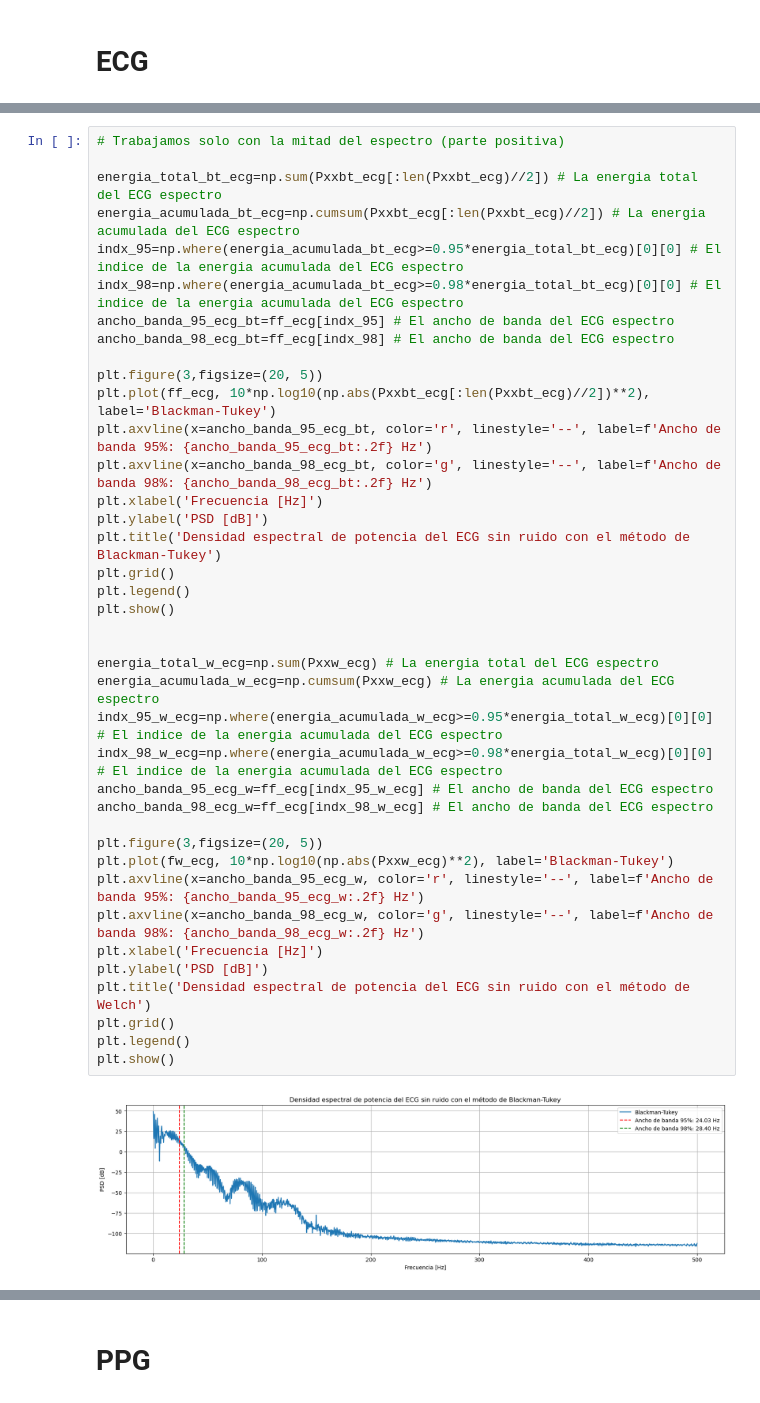
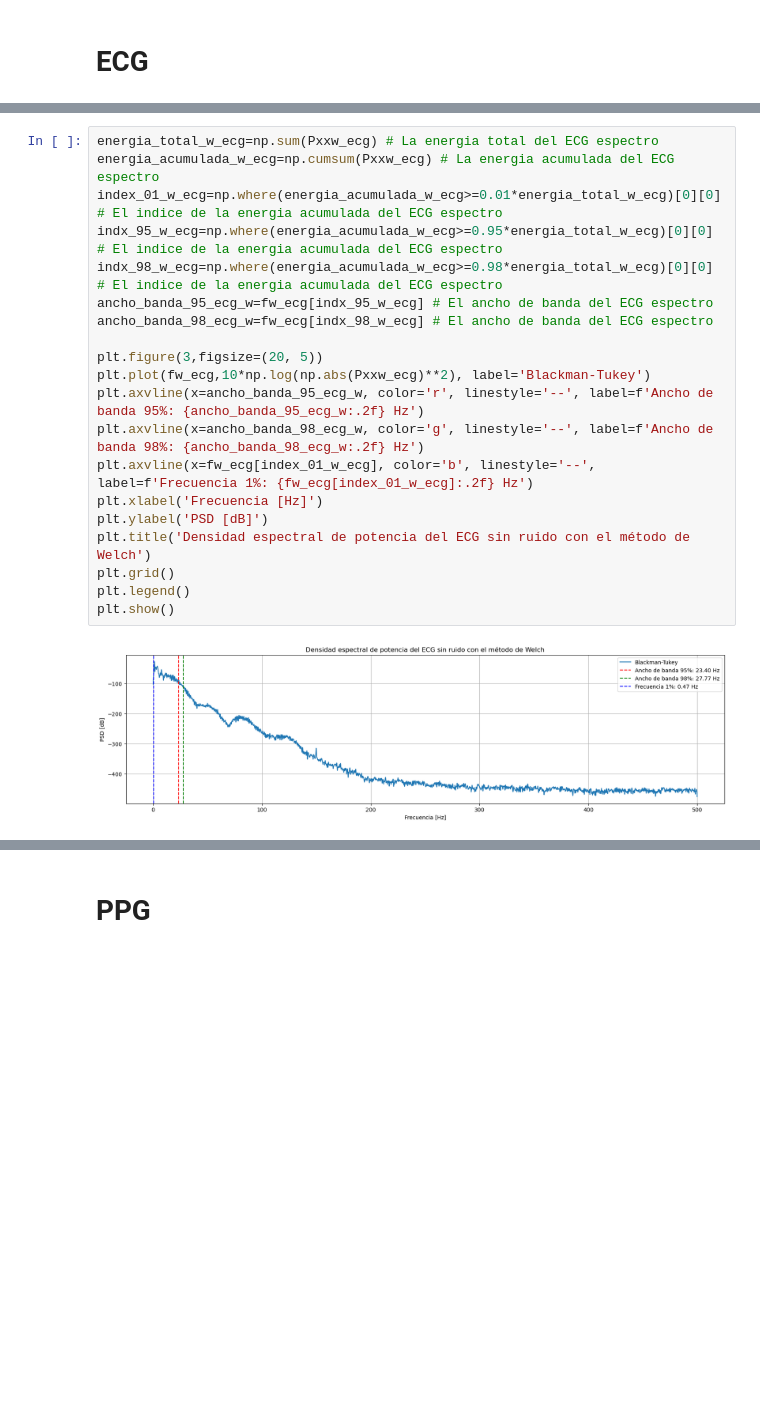
Before and after one commit to Joaquin11Sto/directorio_de_trabajo, a Jupyter notebook: TS5.ipynb, the cells around one changed output, grey strips where cells are left out. Drawn from its saved outputs; the diff is of its cells as text; blank space fills up the shorter version.

```diff
--- a/TS5.ipynb
+++ b/TS5.ipynb
@@ -106,41 +97,22 @@ plt.show()
 # %%
-# Trabajamos solo con la mitad del espectro (parte positiva)
-
-energia_total_bt_ecg=np.sum(Pxxbt_ecg[:len(Pxxbt_ecg)//2]) # La energia total del ECG espectro
-energia_acumulada_bt_ecg=np.cumsum(Pxxbt_ecg[:len(Pxxbt_ecg)//2]) # La energia acumulada del ECG espectro
-indx_95=np.where(energia_acumulada_bt_ecg>=0.95*energia_total_bt_ecg)[0][0] # El indice de la energia acumulada del ECG espectro
-indx_98=np.where(energia_acumulada_bt_ecg>=0.98*energia_total_bt_ecg)[0][0] # El indice de la energia acumulada del ECG espectro
-ancho_banda_95_ecg_bt=ff_ecg[indx_95] # El ancho de banda del ECG espectro
-ancho_banda_98_ecg_bt=ff_ecg[indx_98] # El ancho de banda del ECG espectro
+energia_total_w_ecg=np.sum(Pxxw_ecg) # La energia total del ECG espectro
+energia_acumulada_w_ecg=np.cumsum(Pxxw_ecg) # La energia acumulada del ECG espectro
+index_01_w_ecg=np.where(energia_acumulada_w_ecg>=0.01*energia_total_w_ecg)[0][0] # El indice de la energia acumulada del ECG espectro
+indx_95_w_ecg=np.where(energia_acumulada_w_ecg>=0.95*energia_total_w_ecg)[0][0] # El indice de la energia acumulada del ECG espectro
+indx_98_w_ecg=np.where(energia_acumulada_w_ecg>=0.98*energia_total_w_ecg)[0][0] # El indice de la energia acumulada del ECG espectro
+ancho_banda_95_ecg_w=fw_ecg[indx_95_w_ecg] # El ancho de banda del ECG espectro
+ancho_banda_98_ecg_w=fw_ecg[indx_98_w_ecg] # El ancho de banda del ECG espectro
 
 plt.figure(3,figsize=(20, 5))
-plt.plot(ff_ecg, 10*np.log10(np.abs(Pxxbt_ecg[:len(Pxxbt_ecg)//2])**2), label='Blackman-Tukey')
-plt.axvline(x=ancho_banda_95_ecg_bt, color='r', linestyle='--', label=f'Ancho de banda 95%: {ancho_banda_95_ecg_bt:.2f} Hz')
-plt.axvline(x=ancho_banda_98_ecg_bt, color='g', linestyle='--', label=f'Ancho de banda 98%: {ancho_banda_98_ecg_bt:.2f} Hz')
-plt.xlabel('Frecuencia [Hz]')
-plt.ylabel('PSD [dB]')
-plt.title('Densidad espectral de potencia del ECG sin ruido con el método de Blackman-Tukey')
-plt.grid()
-plt.legend()
-plt.show()
-
-
-energia_total_w_ecg=np.sum(Pxxw_ecg) # La energia total del ECG espectro
-energia_acumulada_w_ecg=np.cumsum(Pxxw_ecg) # La energia acumulada del ECG espectro
-indx_95_w_ecg=np.where(energia_acumulada_w_ecg>=0.95*energia_total_w_ecg)[0][0] # El indice de la energia acumulada del ECG espectro
-indx_98_w_ecg=np.where(energia_acumulada_w_ecg>=0.98*energia_total_w_ecg)[0][0] # El indice de la energia acumulada del ECG espectro
-ancho_banda_95_ecg_w=ff_ecg[indx_95_w_ecg] # El ancho de banda del ECG espectro
-ancho_banda_98_ecg_w=ff_ecg[indx_98_w_ecg] # El ancho de banda del ECG espectro
-
-plt.figure(3,figsize=(20, 5))
-plt.plot(fw_ecg, 10*np.log10(np.abs(Pxxw_ecg)**2), label='Blackman-Tukey')
+plt.plot(fw_ecg,10*np.log(np.abs(Pxxw_ecg)**2), label='Blackman-Tukey')
 plt.axvline(x=ancho_banda_95_ecg_w, color='r', linestyle='--', label=f'Ancho de banda 95%: {ancho_banda_95_ecg_w:.2f} Hz')
 plt.axvline(x=ancho_banda_98_ecg_w, color='g', linestyle='--', label=f'Ancho de banda 98%: {ancho_banda_98_ecg_w:.2f} Hz')
+plt.axvline(x=fw_ecg[index_01_w_ecg], color='b', linestyle='--', label=f'Frecuencia 1%: {fw_ecg[index_01_w_ecg]:.2f} Hz')
 plt.xlabel('Frecuencia [Hz]')
 plt.ylabel('PSD [dB]')
 plt.title('Densidad espectral de potencia del ECG sin ruido con el método de Welch')
 plt.grid()
 plt.legend()
 plt.show()
 # %% [output]
-[figure, old version]
+[figure, new version]
```
Also changed, not shown: parts of 28 cells of this notebook, 7 other files.
